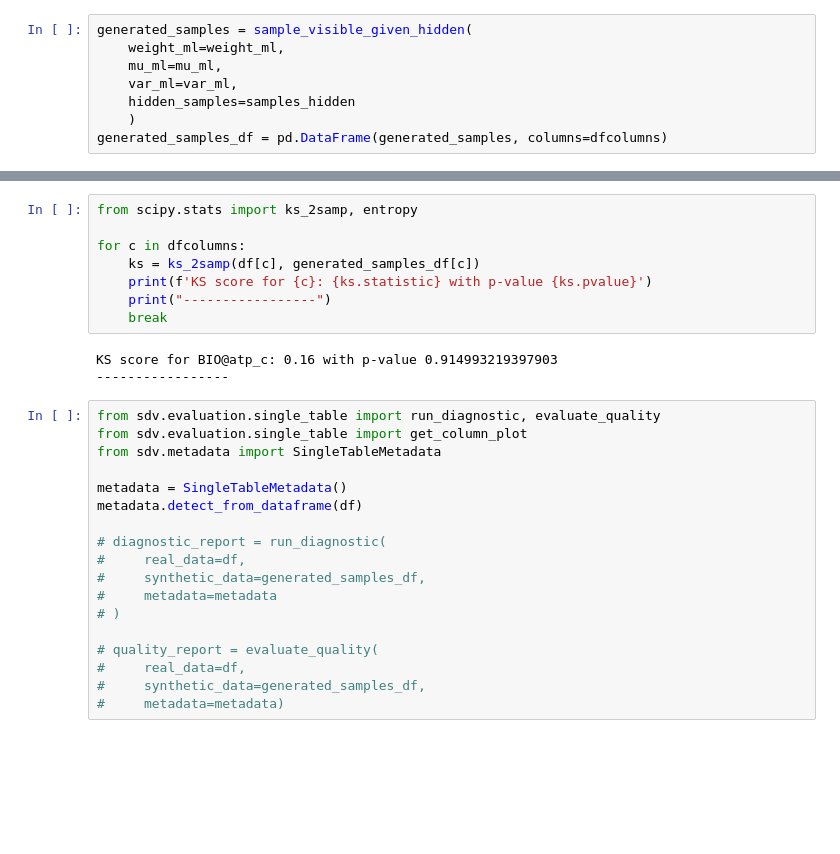
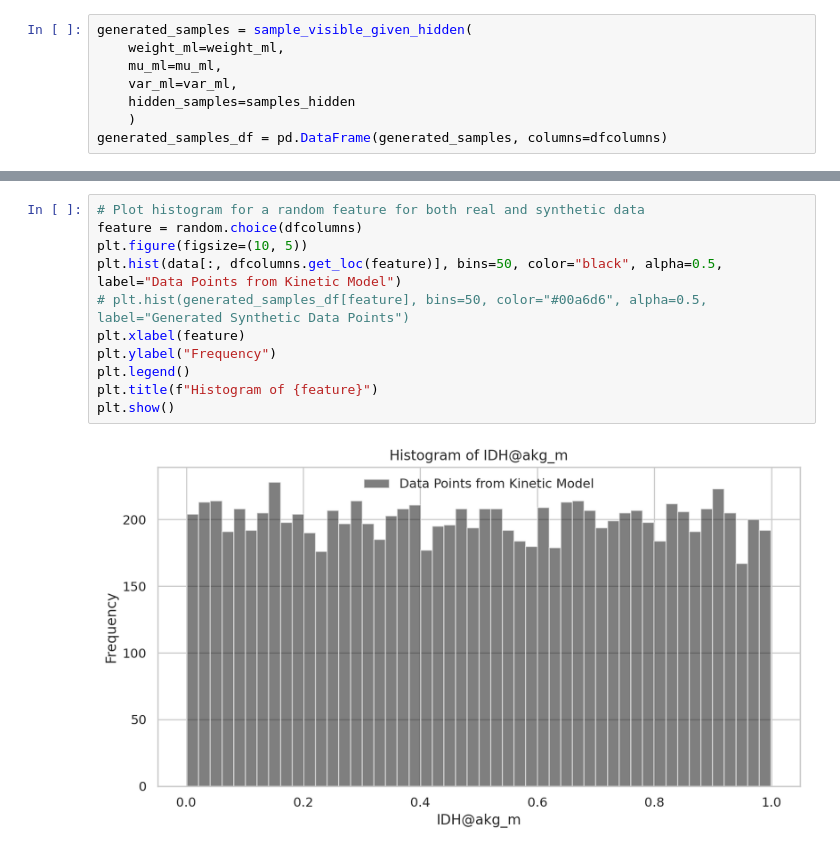
Before and after one commit to costasmexis/GeLaSKiMo, a Jupyter notebook: testing_notebook.ipynb, the cells around one changed output, grey strips where cells are left out. Cells and saved outputs as stored; diff of their text form; blank space fills up the shorter version.

```diff
--- a/testing_notebook.ipynb
+++ b/testing_notebook.ipynb
@@ -135,29 +138,13 @@ plt.show()
-# %%
-from scipy.stats import ks_2samp, entropy
-
-for c in dfcolumns:
-    ks = ks_2samp(df[c], generated_samples_df[c])
-    print(f'KS score for {c}: {ks.statistic} with p-value {ks.pvalue}')
-    print("-----------------")
-    break
-# %% [output]
-KS score for BIO@atp_c: 0.16 with p-value 0.914993219397903
------------------
-# %%
-from sdv.evaluation.single_table import run_diagnostic, evaluate_quality
-from sdv.evaluation.single_table import get_column_plot
-from sdv.metadata import SingleTableMetadata
-
-metadata = SingleTableMetadata()
-metadata.detect_from_dataframe(df)
-
-# diagnostic_report = run_diagnostic(
-#     real_data=df,
-#     synthetic_data=generated_samples_df,
-#     metadata=metadata
-# )
-
-# quality_report = evaluate_quality(
-#     real_data=df,
-#     synthetic_data=generated_samples_df,
-#     metadata=metadata)
+# %%
+# Plot histogram for a random feature for both real and synthetic data
+feature = random.choice(dfcolumns)
+plt.figure(figsize=(10, 5))
+plt.hist(data[:, dfcolumns.get_loc(feature)], bins=50, color="black", alpha=0.5, label="Data Points from Kinetic Model")
+# plt.hist(generated_samples_df[feature], bins=50, color="#00a6d6", alpha=0.5, label="Generated Synthetic Data Points")
+plt.xlabel(feature)
+plt.ylabel("Frequency")
+plt.legend()
+plt.title(f"Histogram of {feature}")
+plt.show()
+# %% [output]
+[figure, added]
```
Also changed, not shown: parts of 11 cells of this notebook.
